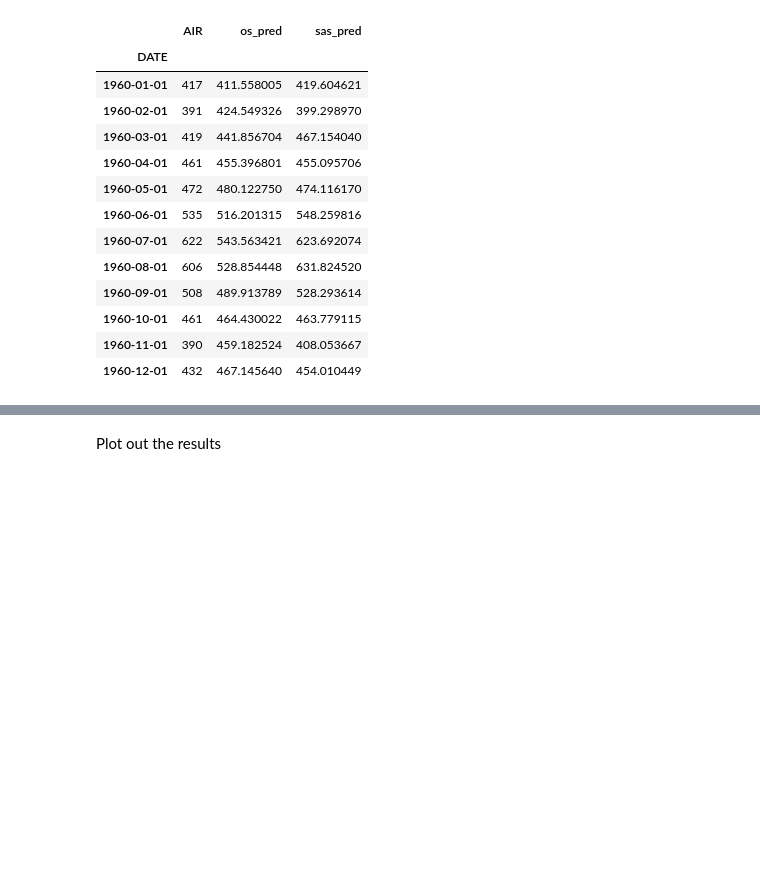
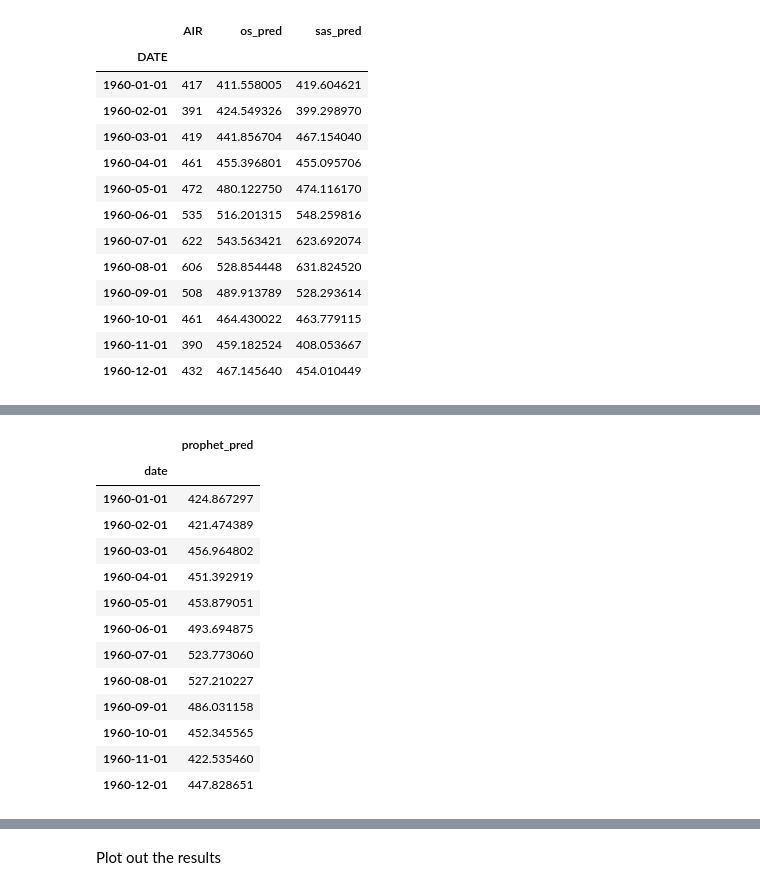
Before and after one commit to datasciencemonkey/saspy_demo, a Jupyter notebook: SASPy-ForecastingIntro.ipynb, the cells around one changed output, grey strips where cells are left out. Cells and saved outputs as stored; diff of their text form; code cells hidden in the pictures; blank space fills up the shorter version.

```diff
--- a/SASPy-ForecastingIntro.ipynb
+++ b/SASPy-ForecastingIntro.ipynb
@@ -481,0 +497,20 @@ test
+# %%
+prophet_forecast=forecast[-12:][['ds','yhat']]
+prophet_forecast.columns = ['date','prophet_pred']
+prophet_forecast=prophet_forecast.set_index('date')
+prophet_forecast
+# %% [output]
+|  | prophet_pred |
+| date |  |
+| 1960-01-01 | 424.867297 |
+| 1960-02-01 | 421.474389 |
+| 1960-03-01 | 456.964802 |
+| 1960-04-01 | 451.392919 |
+| 1960-05-01 | 453.879051 |
+| 1960-06-01 | 493.694875 |
+| 1960-07-01 | 523.773060 |
+| 1960-08-01 | 527.210227 |
+| 1960-09-01 | 486.031158 |
+| 1960-10-01 | 452.345565 |
+| 1960-11-01 | 422.535460 |
+| 1960-12-01 | 447.828651 |
```
Also changed, not shown: parts of 7 cells of this notebook.
